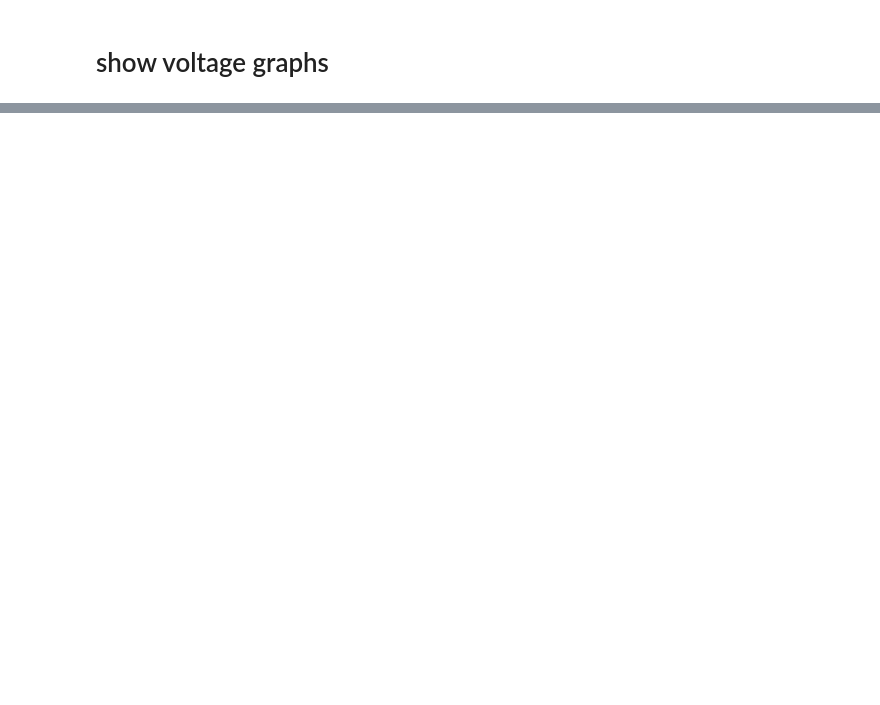
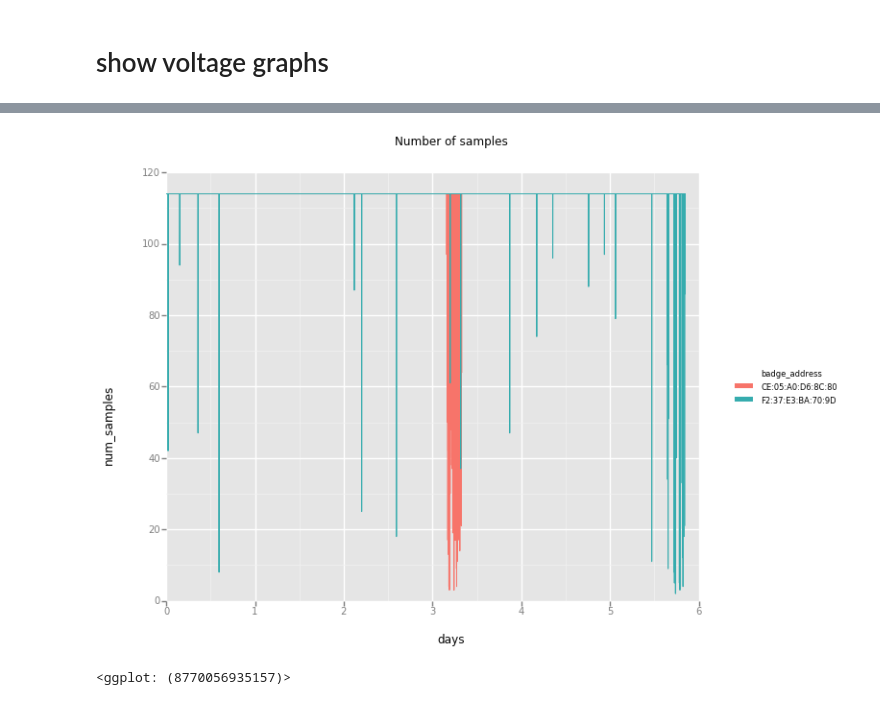
Before and after one commit to HumanDynamics/openbadge-analysis, a Jupyter notebook: examples/notebooks/plot_audio_voltage.ipynb, the cells around one changed output, grey strips where cells are left out. Cells and saved outputs as stored; diff of their text form; code cells hidden in the pictures; blank space fills up the shorter version.

```diff
--- a/examples/notebooks/plot_audio_voltage.ipynb
+++ b/examples/notebooks/plot_audio_voltage.ipynb
@@ -209,0 +223,8 @@ ggplot(aes(x='datetime', y='voltage', color='badge_address'), data=df_flat) +\
+# %%
+ggplot(aes(x='relative_days', y='num_samples', color='badge_address'), data=df_flat_realtive_time) +\
+    geom_line() +\
+    xlab("days") +\
+    ggtitle("Number of samples")
+# %% [output]
+[figure, added]
+<ggplot: (8770056935157)>
```
Also changed, not shown: parts of 21 cells of this notebook.
